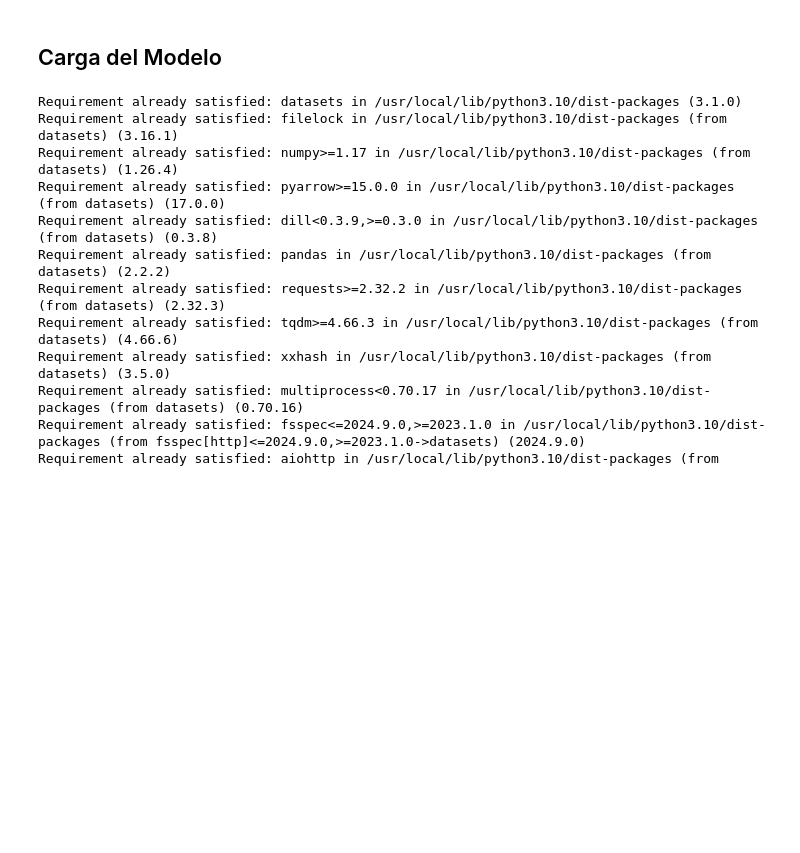
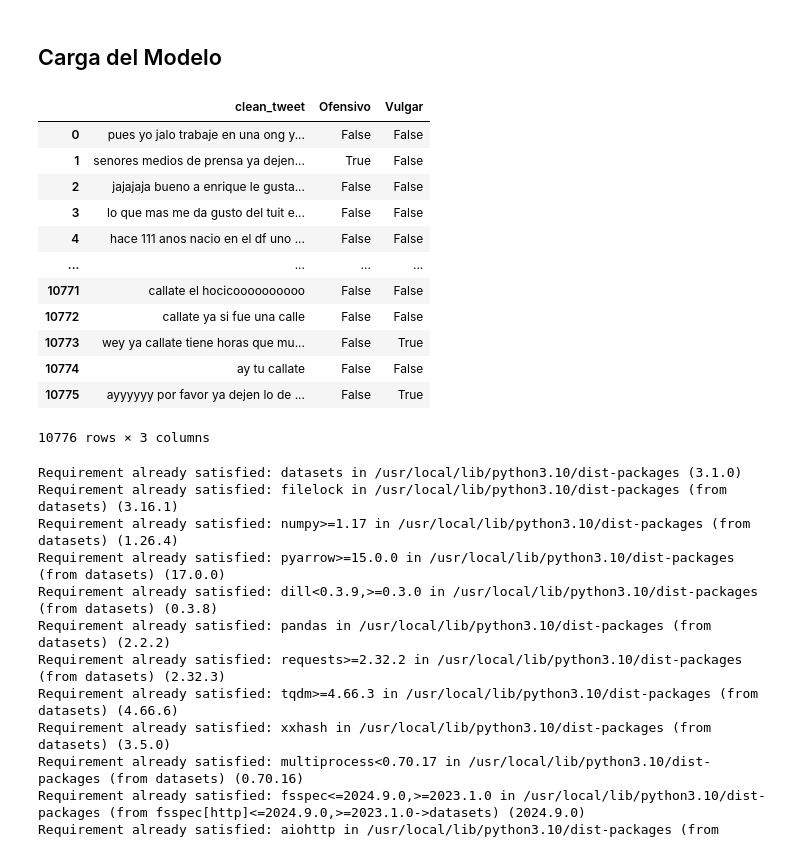
Before and after one commit to PetrongariYanina/Project-Transfer-Learning, a Jupyter notebook: Mini_project_Transfer_Learning.ipynb, the cells around one changed output. Cells and saved outputs as stored; diff of their text form; code cells hidden in the pictures; blank space fills up the shorter version.

```diff
--- a/Mini_project_Transfer_Learning.ipynb
+++ b/Mini_project_Transfer_Learning.ipynb
@@ -23,0 +10,5 @@ memory usage: 111.0+ KB
+# %%
+df1= pd.read_csv('/content/cleaned_dataset.csv')
+df2= pd.read_csv('/content/cleaned_dataset2.csv')
+df_concatenado = pd.concat([df1, df2], ignore_index=True)
+print(df_concatenado)
@@ -24,3 +52,6 @@ memory usage: 111.0+ KB
+# %%
+df_concatenado['Vulgar'] = df_concatenado['Vulgar'].astype(bool)
+df_concatenado['Ofensivo'] = df_concatenado['Ofensivo'].astype(bool)
 # %%
 tokenizer = DistilBertTokenizer.from_pretrained("distilbert-base-uncased")
 model = DistilBertForSequenceClassification.from_pretrained("distilbert-base-uncased", num_labels=2)
@@ -37,7 +63,7 @@ device = torch.device("cuda" if torch.cuda.is_available() else "cpu")
 model.to(device)
 
 
-tweets = df['clean_tweet'].tolist()
+tweets = df_concatenado['clean_tweet'].tolist()
 
 
 class TweetDataset(Dataset):
@@ -50,10 +76,28 @@ class TweetDataset(Dataset):
     def getitem(self, idx):
         return self.tweets[idx]
 
-df['Vulgar'] = df['Vulgar'].astype('bool')
-df['Ofensivo'] = df['Ofensivo'].astype('bool')
+df_concatenado['Vulgar'] = df_concatenado['Vulgar'].astype('bool')
+df_concatenado['Ofensivo'] = df_concatenado['Ofensivo'].astype('bool')
 # %% [markdown]
 ## Carga del Modelo
+# %%
+df_concatenado['clean_tweet'] = df_concatenado['clean_tweet'].fillna("").astype(str)
+# %%
+df_concatenado
+# %% [output]
+|  | clean_tweet | Ofensivo | Vulgar |
+| 0 | pues yo jalo trabaje en una ong y... | False | False |
+| 1 | senores medios de prensa ya dejen... | True | False |
+| 2 | jajajaja bueno a enrique le gusta... | False | False |
+| 3 | lo que mas me da gusto del tuit e... | False | False |
+| 4 | hace 111 anos nacio en el df uno ... | False | False |
+| ... | ... | ... | ... |
+| 10771 | callate el hocicoooooooooo | False | False |
+| 10772 | callate ya si fue una calle | False | False |
+| 10773 | wey ya callate tiene horas que mu... | False | True |
+| 10774 | ay tu callate | False | False |
+| 10775 | ayyyyyy por favor ya dejen lo de ... | False | True |
+10776 rows × 3 columns
 # %%
 pip install datasets
 # %% [output]
```
Also changed, not shown: parts of 18 cells of this notebook.
